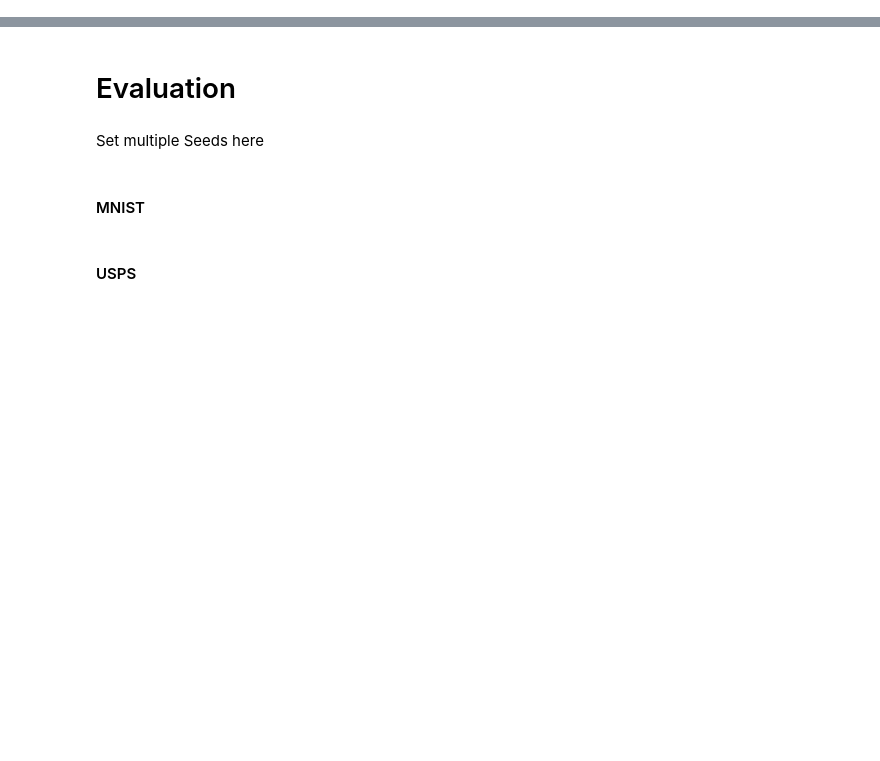
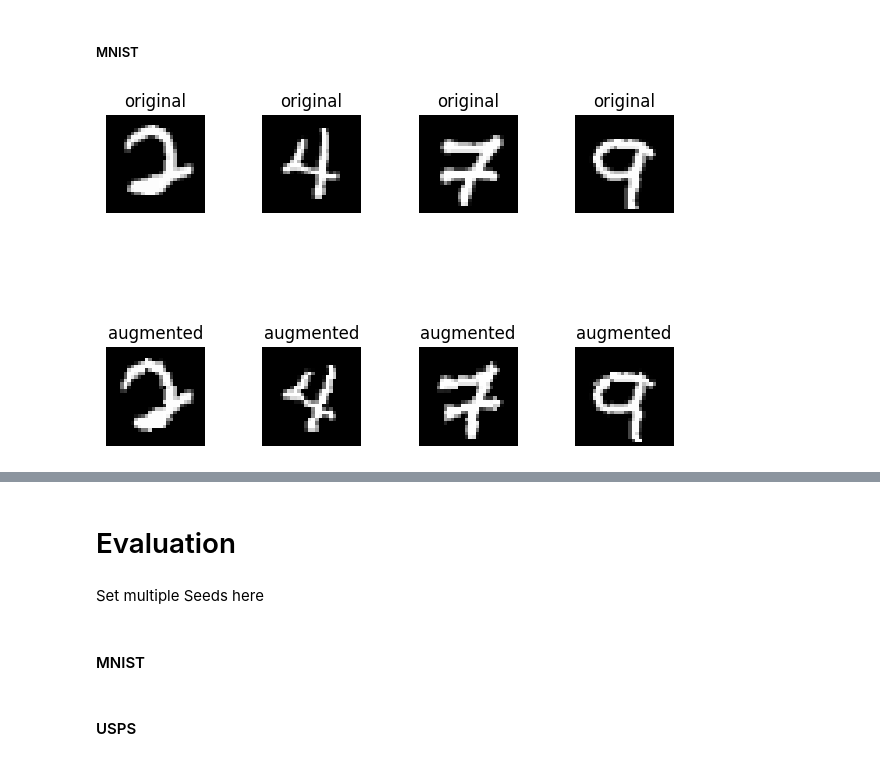
Before and after one commit to julianSchilcher/LMU_Master_Practical_SoSe24, a Jupyter notebook: practical/DeepClustering/DeepECT/deepect.ipynb, the cells around one changed output, grey strips where cells are left out. Cells and saved outputs as stored; diff of their text form; code cells hidden in the pictures; blank space fills up the shorter version.

```diff
--- a/practical/DeepClustering/DeepECT/deepect.ipynb
+++ b/practical/DeepClustering/DeepECT/deepect.ipynb
@@ -0,0 +86,29 @@
+# %%
+def show_augmented_data(data: np.ndarray, dataset_type: DatasetType, image_size: tuple, number_samples: int):
+
+    (trainloader, _) = get_custom_dataloader_augmentations(data, dataset_type)
+    idx, M, M_aug = next(iter(trainloader))
+
+    fig, ax = plt.subplots(2, number_samples)
+    fig.tight_layout()
+    ax = ax.flatten()
+    for i, index in enumerate(sorted(random.sample(range(M.shape[0]),number_samples))):
+        img = M[index]
+        img_aug = M_aug[index]
+        if img.ndim == 1:
+            img = np.expand_dims(img,0)
+        ax[i].imshow(img.reshape(image_size[0],image_size[1]), cmap='gray')
+        ax[i+number_samples].imshow(img_aug.reshape(image_size[0],image_size[1]), cmap='gray')
+        ax[i].set_title(f'original')
+        ax[i+number_samples].set_title(f'augmented')
+        ax[i].set_axis_off()
+        ax[i+number_samples].set_axis_off()
+# %% [markdown]
+##### MNIST
+# %%
+dataset = load_mnist()
+data = dataset["data"]
+labels = dataset["target"]
+show_augmented_data(data, DatasetType.MNIST, (28,28), 4)
+# %% [output]
+[figure, added]
```
Also changed, not shown: parts of 24 cells of this notebook, 1 other file.
